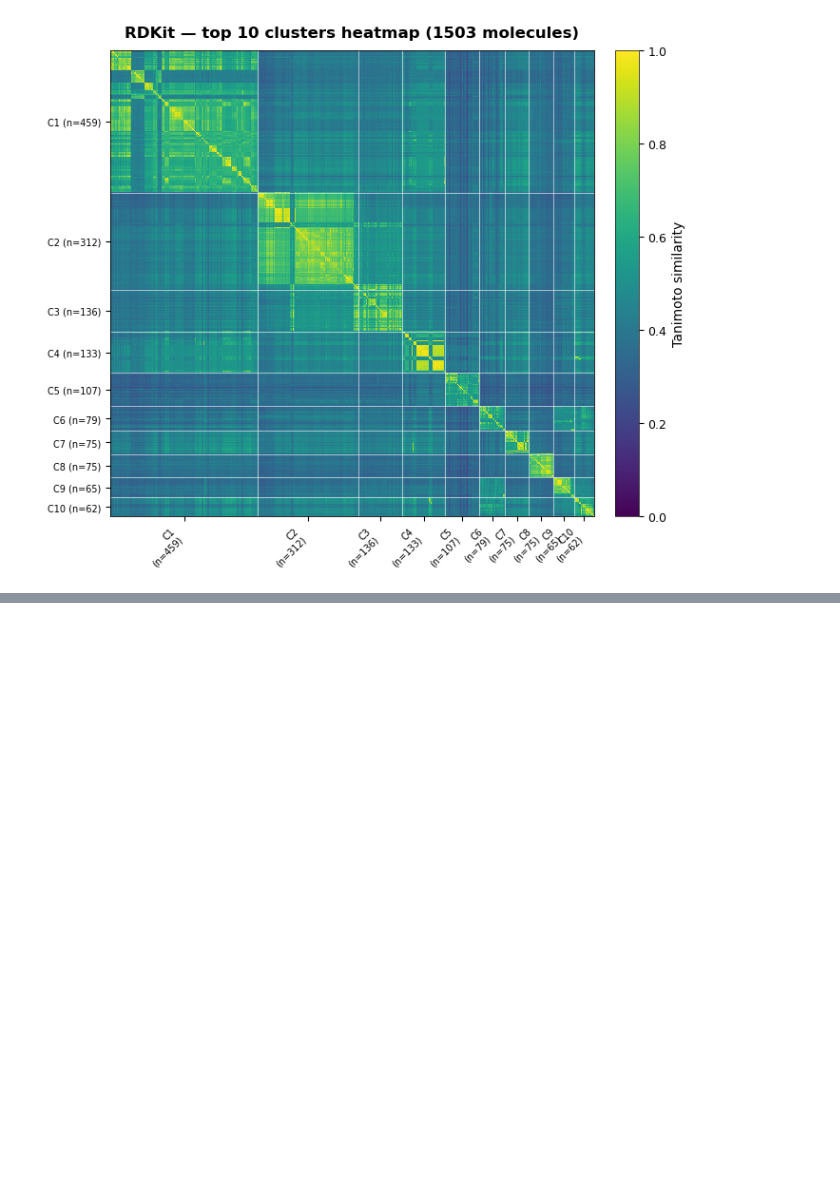
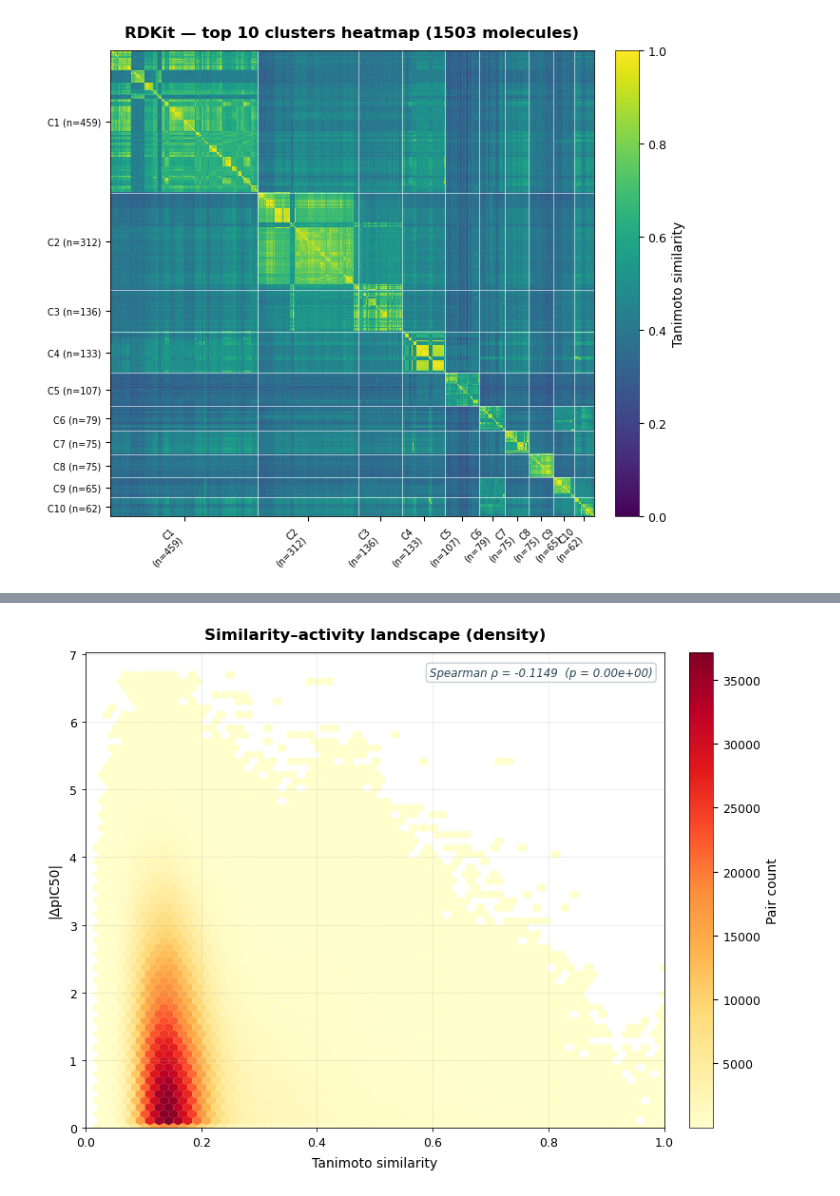
Before and after one commit to stanuch/TaniMol, a Jupyter notebook: notebooks/06_visualization.ipynb, the cells around one changed output, grey strips where cells are left out. Saved outputs shown, nothing was run; the diff lists cells and outputs as text; code cells hidden in the pictures; blank space fills up the shorter version.

```diff
--- a/notebooks/06_visualization.ipynb
+++ b/notebooks/06_visualization.ipynb
@@ -97,0 +165,4 @@ plot_top_clusters_heatmap(rdkit_sim_matrix, rdkit_clusters, name="RDKit", top_n=
+# %%
+plot_similarity_activity_density(morgan_sim_matrix, delta_pic50, rho=rho, p_value=p_value)
+# %% [output]
+[figure, added]
```
Also changed, not shown: parts of 12 cells of this notebook.
